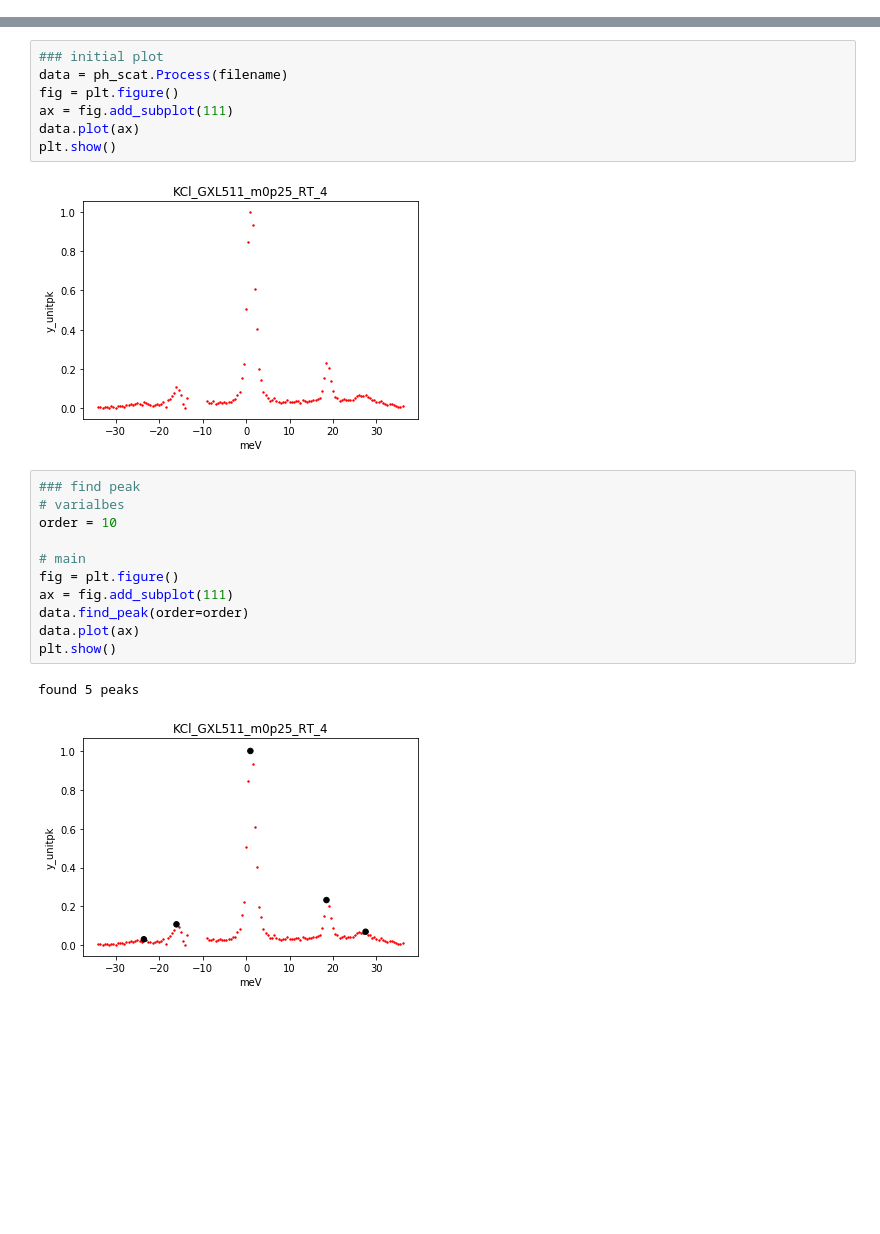
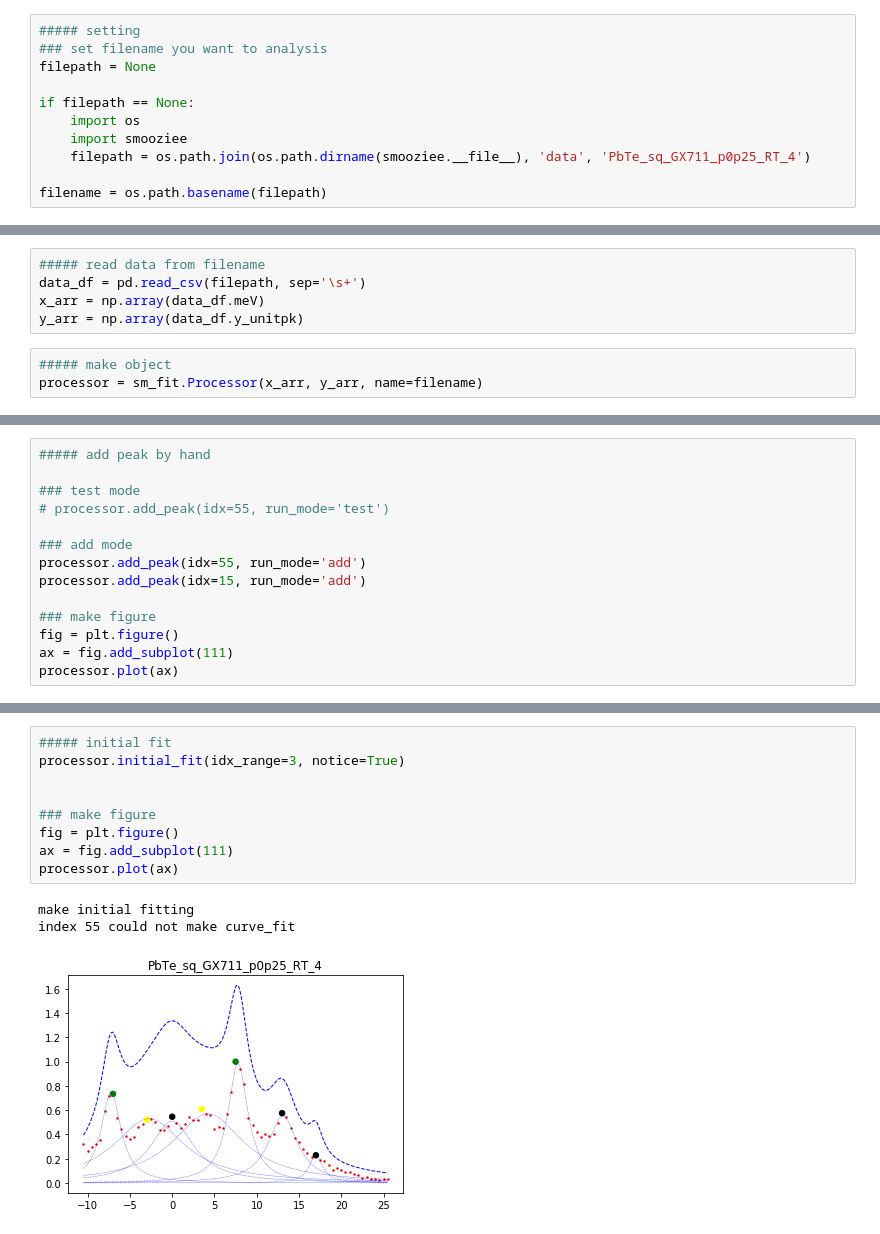
Before and after one commit to kei0822kei/smooziee, a Jupyter notebook: notebook/template.ipynb, the cells around one changed output, grey strips where cells are left out. Drawn from its saved outputs; the diff is of its cells as text; blank space fills up the shorter version.

```diff
--- a/notebook/template.ipynb
+++ b/notebook/template.ipynb
@@ -10,0 +1,11 @@ filename = "/Users/keiyu/Github/smooziee/example/KCl_GXL511_m0p25_RT_4"
+# %%
+##### setting
+### set filename you want to analysis
+filepath = None
+
+if filepath == None:
+    import os
+    import smooziee
+    filepath = os.path.join(os.path.dirname(smooziee.__file__), 'data', 'PbTe_sq_GX711_p0p25_RT_4')
+
+filename = os.path.basename(filepath)
@@ -10,0 +20,8 @@ filename = "/Users/keiyu/Github/smooziee/example/KCl_GXL511_m0p25_RT_4"
+# %%
+##### read data from filename
+data_df = pd.read_csv(filepath, sep='\s+')
+x_arr = np.array(data_df.meV)
+y_arr = np.array(data_df.y_unitpk)
+# %%
+##### make object
+processor = sm_fit.Processor(x_arr, y_arr, name=filename)
@@ -10,0 +40,14 @@ filename = "/Users/keiyu/Github/smooziee/example/KCl_GXL511_m0p25_RT_4"
+# %%
+##### add peak by hand
+
+### test mode
+# processor.add_peak(idx=55, run_mode='test')
+
+### add mode
+processor.add_peak(idx=55, run_mode='add')
+processor.add_peak(idx=15, run_mode='add')
+
+### make figure
+fig = plt.figure()
+ax = fig.add_subplot(111)
+processor.plot(ax)
@@ -11,23 +105,13 @@ filename = "/Users/keiyu/Github/smooziee/example/KCl_GXL511_m0p25_RT_4"
 # %%
-### initial plot
-data = ph_scat.Process(filename)
+##### initial fit
+processor.initial_fit(idx_range=3, notice=True)
+
+
+### make figure
 fig = plt.figure()
 ax = fig.add_subplot(111)
-data.plot(ax)
-plt.show()
+processor.plot(ax)
 # %% [output]
+make initial fitting
+index 55 could not make curve_fit
-[figure, old version]
+[figure, new version]
-# %%
-### find peak
-# varialbes
-order = 10
-
-# main
-fig = plt.figure()
-ax = fig.add_subplot(111)
-data.find_peak(order=order)
-data.plot(ax)
-plt.show()
-# %% [output]
-found 5 peaks
-[figure, removed]
```
Also changed, not shown: parts of 18 cells of this notebook, 5 other files.
